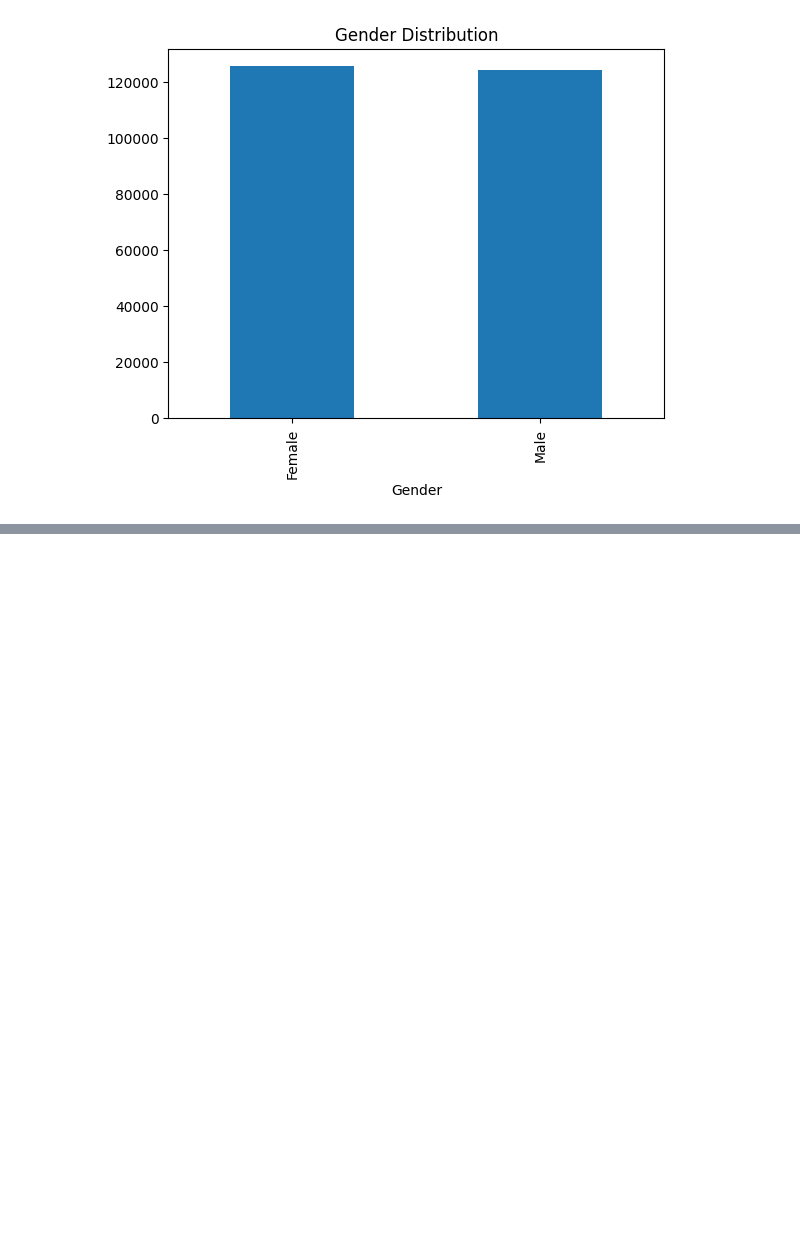
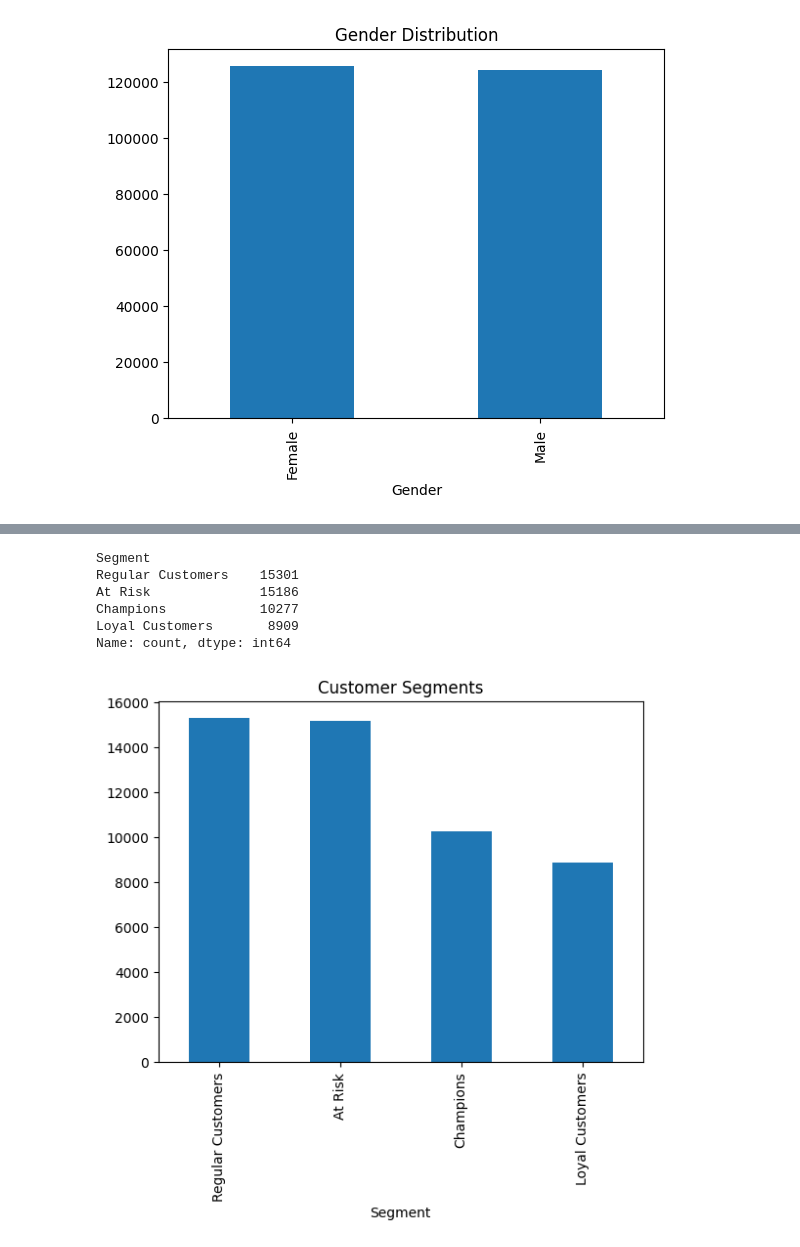
Before and after one commit to krishnaM04/alfido-data-analyst-internship, a Jupyter notebook: Task1_Customer_Behavior/analysis.ipynb, the cells around one changed output, grey strips where cells are left out. Cells and saved outputs as stored; diff of their text form; code cells hidden in the pictures; blank space fills up the shorter version.

```diff
--- a/Task1_Customer_Behavior/analysis.ipynb
+++ b/Task1_Customer_Behavior/analysis.ipynb
@@ -23,0 +35,9 @@ plt.show()
+# %%
+rfm = df.groupby('Customer ID').agg({
+    'Purchase Date': lambda x: (latest_date - x.max()).days,
+    'Customer ID': 'count',
+    'Total Purchase Amount': 'sum'
+})
+
+rfm.columns = ['Recency', 'Frequency', 'Monetary']
+rfm.head()
@@ -23,0 +52,7 @@ plt.show()
+# %%
+rfm['R_score'] = pd.qcut(rfm['Recency'], 5, labels=[5,4,3,2,1])
+rfm['F_score'] = pd.qcut(rfm['Frequency'], 5, labels=[1,2,3,4,5])
+rfm['M_score'] = pd.qcut(rfm['Monetary'], 5, labels=[1,2,3,4,5])
+# %%
+rfm['RFM_Score'] = rfm['R_score'].astype(str) + rfm['F_score'].astype(str) + rfm['M_score'].astype(str)
+rfm.head()
@@ -23,0 +67,30 @@ plt.show()
+# %%
+def segment_customer(row):
+    if row['R_score'] >= 4 and row['F_score'] >= 4:
+        return 'Champions'
+    elif row['F_score'] >= 4:
+        return 'Loyal Customers'
+    elif row['R_score'] <= 2:
+        return 'At Risk'
+    elif row['R_score'] == 1:
+        return 'Lost Customers'
+    else:
+        return 'Regular Customers'
+
+rfm['Segment'] = rfm.apply(segment_customer, axis=1)
+rfm['Segment'].value_counts()
+# %% [output]
+Segment
+Regular Customers    15301
+At Risk              15186
+Champions            10277
+Loyal Customers       8909
+Name: count, dtype: int64
+# %%
+rfm['Segment'].value_counts().plot(kind='bar')
+
+import matplotlib.pyplot as plt
+plt.title("Customer Segments")
+plt.show()
+# %% [output]
+[figure, added]
```
Also changed, not shown: parts of 7 cells of this notebook, 1 other file.
